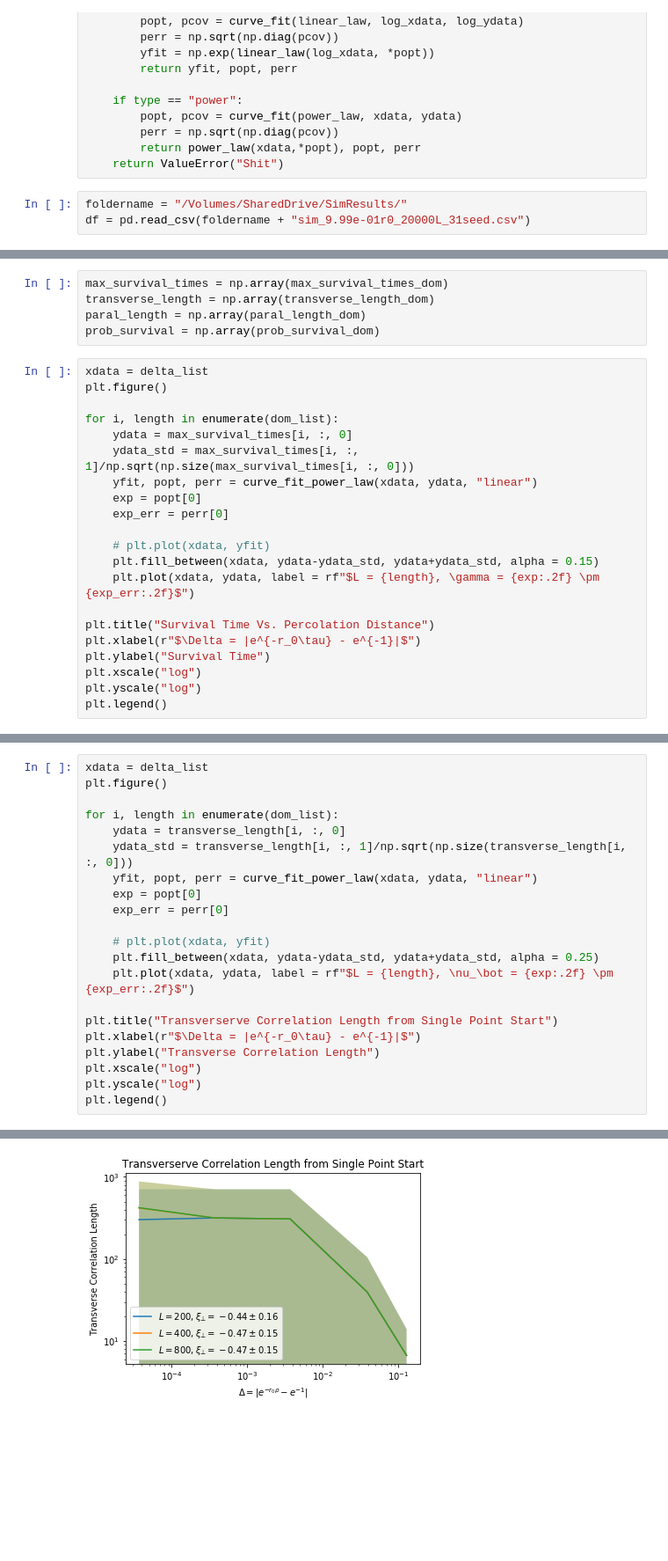
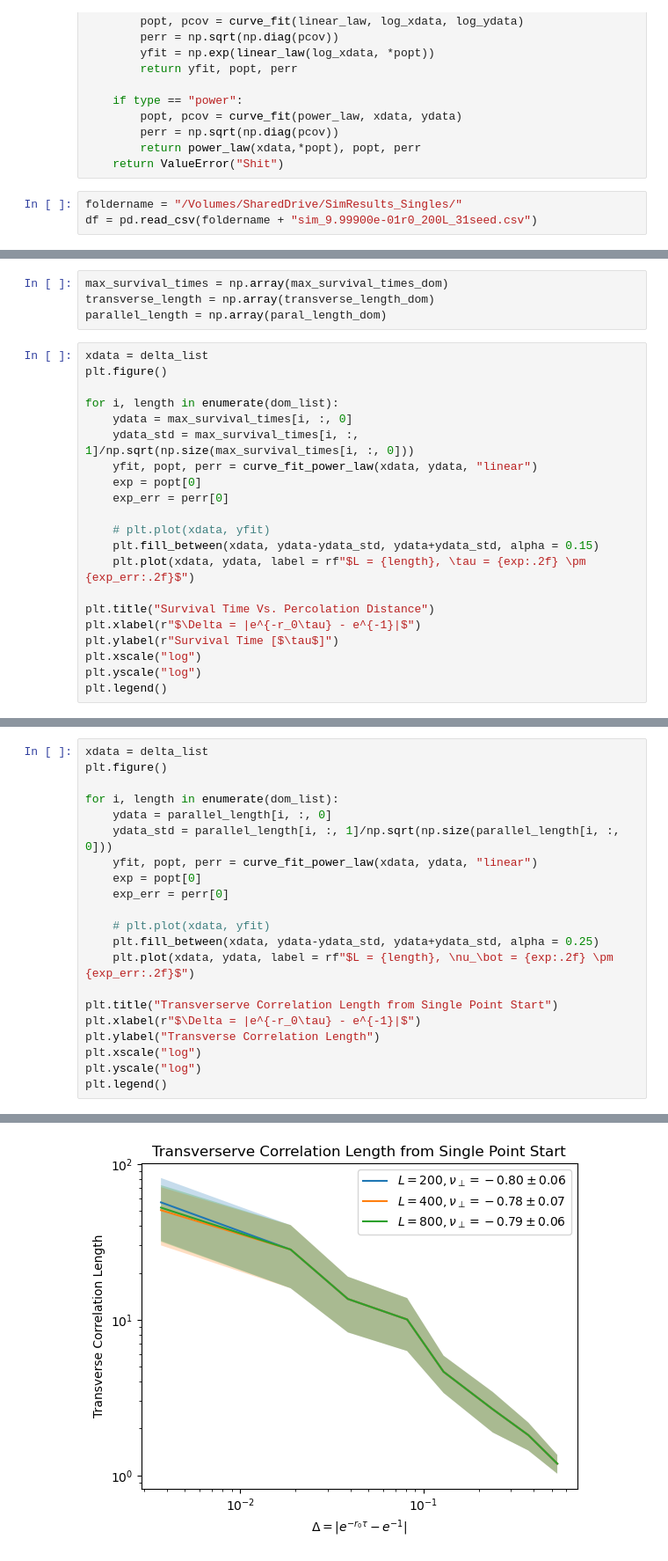
Before and after one commit to zhizhang1445/Project5, a Jupyter notebook: analysis_Z.ipynb, the cells around one changed output, grey strips where cells are left out. Shown at 88% size. Cells and saved outputs as stored; diff of their text form; blank space fills up the shorter version.

```diff
--- a/analysis_Z.ipynb
+++ b/analysis_Z.ipynb
@@ -26,5 +26,5 @@ def curve_fit_power_law(xdata, ydata, type = "linear"):
         return power_law(xdata,*popt), popt, perr
     return ValueError("Shit")
 # %%
-foldername = "/Volumes/SharedDrive/SimResults/"
-df = pd.read_csv(foldername + "sim_9.99e-01r0_20000L_31seed.csv")
+foldername = "/Volumes/SharedDrive/SimResults_Singles/"
+df = pd.read_csv(foldername + "sim_9.99900e-01r0_200L_31seed.csv")
@@ -110,8 +117,7 @@ for dom in dom_list:
 # %%
 max_survival_times = np.array(max_survival_times_dom)
 transverse_length = np.array(transverse_length_dom)
-paral_length = np.array(paral_length_dom)
-prob_survival = np.array(prob_survival_dom)
+parallel_length = np.array(paral_length_dom)
 # %%
 xdata = delta_list
 plt.figure()
@@ -125,11 +131,11 @@ for i, length in enumerate(dom_list):
 
     # plt.plot(xdata, yfit)
     plt.fill_between(xdata, ydata-ydata_std, ydata+ydata_std, alpha = 0.15)
-    plt.plot(xdata, ydata, label = rf"$L = {length}, \gamma = {exp:.2f} \pm {exp_err:.2f}$")
+    plt.plot(xdata, ydata, label = rf"$L = {length}, \tau = {exp:.2f} \pm {exp_err:.2f}$")
 
 plt.title("Survival Time Vs. Percolation Distance")
 plt.xlabel(r"$\Delta = |e^{-r_0\tau} - e^{-1}|$")
-plt.ylabel("Survival Time")
+plt.ylabel(r"Survival Time [$\tau$]")
 plt.xscale("log")
 plt.yscale("log")
 plt.legend()
@@ -139,27 +145,27 @@ plt.legend()
 # %%
 xdata = delta_list
 plt.figure()
 
 for i, length in enumerate(dom_list):
-    ydata = transverse_length[i, :, 0]
-    ydata_std = transverse_length[i, :, 1]/np.sqrt(np.size(transverse_length[i, :, 0]))
+    ydata = parallel_length[i, :, 0]
+    ydata_std = parallel_length[i, :, 1]/np.sqrt(np.size(parallel_length[i, :, 0]))
     yfit, popt, perr = curve_fit_power_law(xdata, ydata, "linear")
     exp = popt[0]
     exp_err = perr[0]
 
     # plt.plot(xdata, yfit)
     plt.fill_between(xdata, ydata-ydata_std, ydata+ydata_std, alpha = 0.25)
     plt.plot(xdata, ydata, label = rf"$L = {length}, \nu_\bot = {exp:.2f} \pm {exp_err:.2f}$")
 
 plt.title("Transverserve Correlation Length from Single Point Start")
 plt.xlabel(r"$\Delta = |e^{-r_0\tau} - e^{-1}|$")
 plt.ylabel("Transverse Correlation Length")
 plt.xscale("log")
 plt.yscale("log")
 plt.legend()
 # %% [output]
 <matplotlib.legend.Legend at 0x...>
-[figure, old version]
+[figure, new version]
 # %%
 xdata = delta_list
 
```
Also changed, not shown: parts of 12 cells of this notebook, 3 other files.
